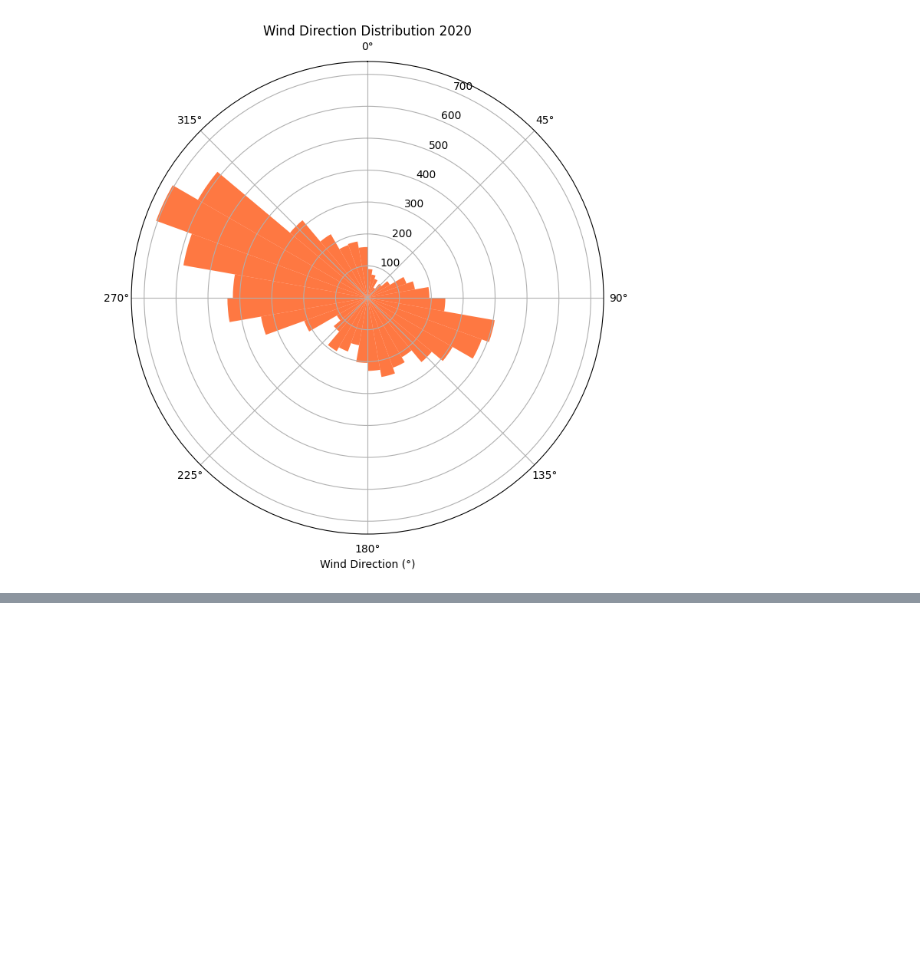
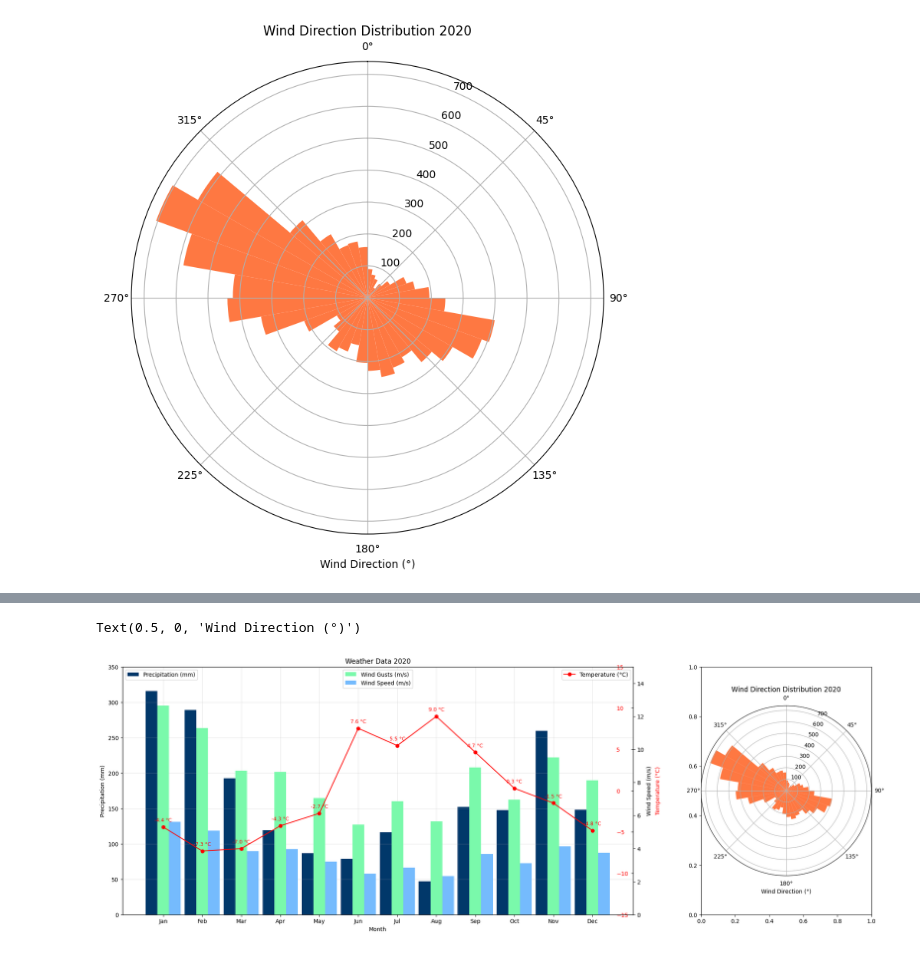
Before and after one commit to esksko/IND320-assignments-esksko, a Jupyter notebook: jupyter/assignment_1.ipynb, the cells around one changed output, grey strips where cells are left out. Cells and saved outputs as stored; diff of their text form; code cells hidden in the pictures; blank space fills up the shorter version.

```diff
--- a/jupyter/assignment_1.ipynb
+++ b/jupyter/assignment_1.ipynb
@@ -78,6 +78,9 @@ df = df.set_index("time")
 
 # Daily mean temperature
 daily_mean_temp = df["temperature_2m (°C)"].resample("D").mean().to_frame().reset_index()
+
+# Monthly mean temperature
+monthly_mean_temp = df["temperature_2m (°C)"].resample("M").mean().to_frame().reset_index()
 
 # Monthly total precipitation
 monthly_precip = df["precipitation (mm)"].resample("M").sum().to_frame().reset_index()
@@ -223,0 +231,71 @@ Text(0.5, 23.999999999999986, 'Wind Direction (°)')
+# %%
+# Prepare monthly data
+monthly_data = pd.DataFrame({
+    "month": monthly_precip["time"].dt.strftime("%b"),
+    "Precipitation (mm)": monthly_precip["precipitation (mm)"].values,
+    "Wind Speed (m/s)": monthly_mean_wind["wind_speed_10m (m/s)"].values,
+    "Wind Gusts (m/s)": monthly_mean_wind_gusts["wind_gusts_10m (m/s)"].values,
+    "Temperature (°C)": monthly_mean_temp["temperature_2m (°C)"].values
+})
+
+
+month_order = ["Jan", "Feb", "Mar", "Apr", "May", "Jun", "Jul", "Aug", "Sep", "Oct", "Nov", "Dec"]
+
+# X positions
+x = np.arange(len(month_order))
+bar_width = 0.3
+offset = bar_width / 4
+
+# Plot setup
+fig, (ax1_precip, ax2) = plt.subplots(1, 2, figsize=(24, 8), gridspec_kw={"width_ratios": [3, 1]})
+ax1_wind = ax1_precip.twinx()
+ax1_temp = ax1_precip.twinx()
+
+ax1_precip.set_ylabel("Precipitation (mm)")
+ax1_wind.set_ylabel("Wind Speed (m/s)")
+
+ax1_temp.tick_params(axis="y", labelcolor="red", direction="in", pad=-30)
+ax1_temp.set_ylabel("Temperature (°C)", color="red", labelpad=40, )
+
+# Barplots
+
+ax1_precip.bar(x - bar_width, monthly_data["Precipitation (mm)"], width=bar_width, color="#01386a", label="Precipitation (mm)")
+ax1_wind.bar(x, monthly_data["Wind Gusts (m/s)"], width=bar_width, color="#7af9ab", label="Wind Gusts (m/s)")
+ax1_wind.bar(x + bar_width, monthly_data["Wind Speed (m/s)"], width=bar_width, color="#75bbfd", label="Wind Speed (m/s)")
+ax1_temp.plot(x, monthly_data["Temperature (°C)"], color="red", marker="o", label="Temperature (°C)")
+
+
+# Formatting
+ax1_precip.set_xlabel("Month")
+ax1_precip.set_title("Weather Data 2020")
+ax1_precip.grid(True, alpha=0.3)
+ax1_precip.legend(loc="upper left")
+ax1_wind.legend(loc="upper center")
+ax1_temp.legend(loc="upper right")
+ax1_precip.set_xticks(x)
+ax1_precip.set_xticklabels(month_order)
+
+
+# Setting y-limits for better visualization
+ax1_precip.set_ylim(0, 350)
+ax1_wind.set_ylim(0, 15)
+ax1_temp.set_ylim(-15, 15)
+
+
+for xi, yi in zip(x, monthly_data["Temperature (°C)"]):
+    ax1_temp.text(xi, yi + 0.5, f"{yi:.1f} °C", color="red", ha="center", va="bottom", fontsize=9)
+
+
+
+
+# Wind direction polar plot
+angles = np.deg2rad(df["wind_direction_10m (°)"])
+ax2 = plt.subplot(122, polar=True)
+ax2.hist(angles, bins=36, color="#fe4b03", alpha=0.75)
+ax2.set_theta_zero_location("N")
+ax2.set_theta_direction(-1)
+ax2.set_title("Wind Direction Distribution 2020")
+ax2.set_xlabel("Wind Direction (°)")
+# %% [output]
+Text(0.5, 0, 'Wind Direction (°)')
+[figure, added]
```
Also changed, not shown: parts of 1 cell of this notebook, 1 other file.
